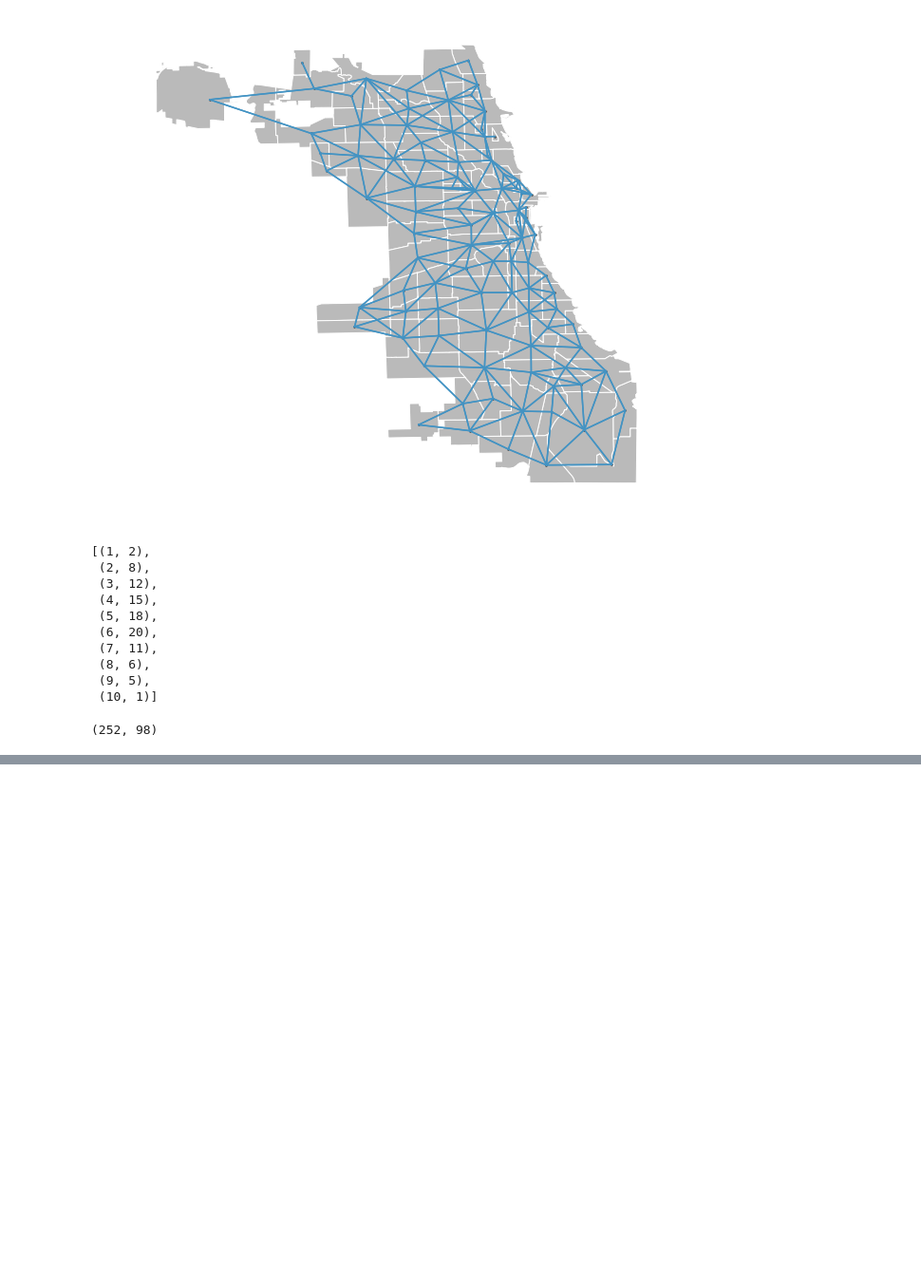
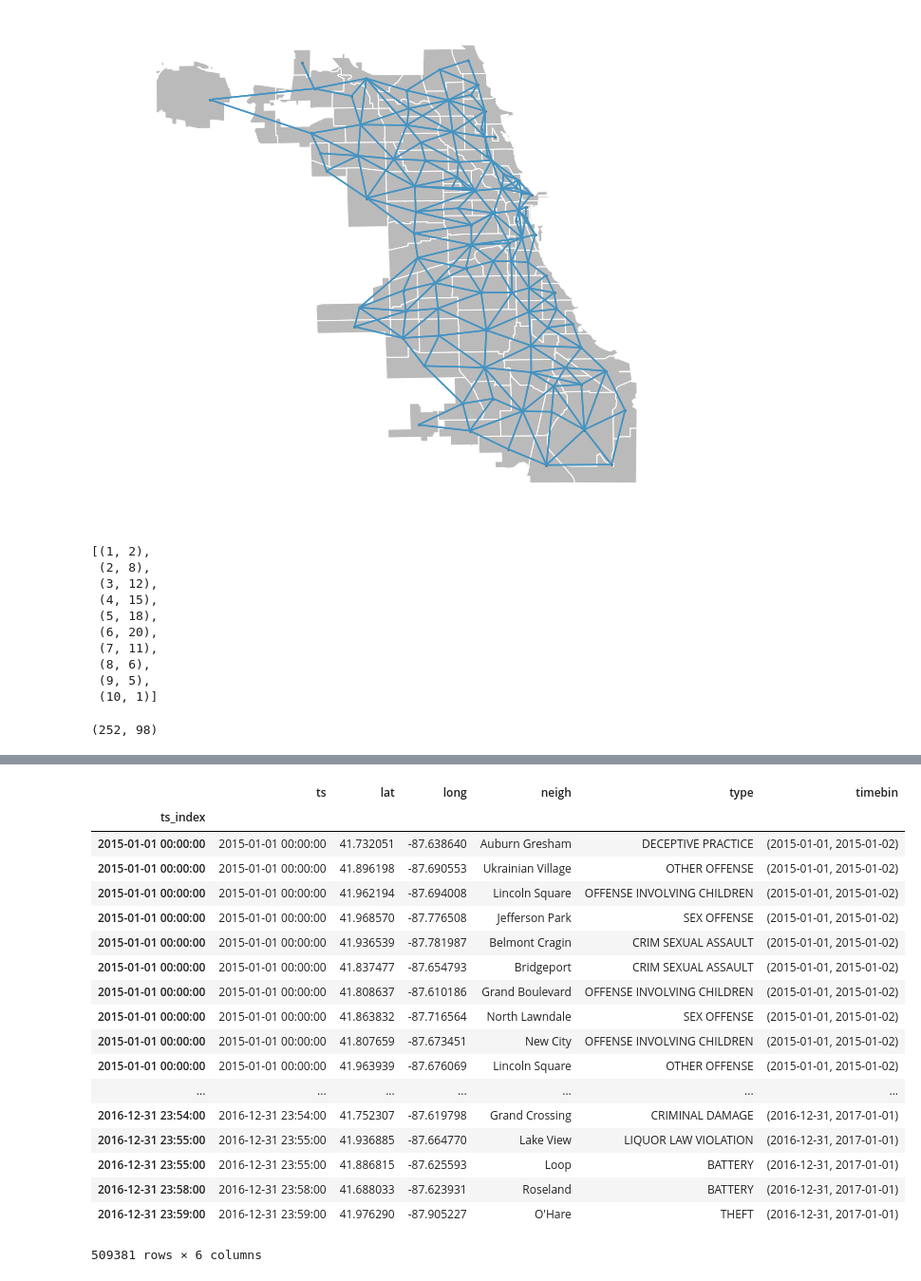
Before and after one commit to selimfirat/st-crime-rate-prediction, a Jupyter notebook: gridify.ipynb, the cells around one changed output, grey strips where cells are left out. Shown at 95% size. Saved outputs shown, nothing was run; the diff lists cells and outputs as text; code cells hidden in the pictures; blank space fills up the shorter version.

```diff
--- a/gridify.ipynb
+++ b/gridify.ipynb
@@ -196,3 +207,31 @@ y.shape
+# %%
+major_types_series = (gdf.groupby("type").size() > 100)
+major_types = []
+for typ, val in major_types_series.iteritems():
+    if val:
+        major_types.append(typ)
+
+gdf[gdf["type"].isin(major_types)]
+# %% [output]
+|  | ts | lat | long | neigh | type | timebin |
+| ts_index |  |  |  |  |  |  |
+| 2015-01-01 00:00:00 | 2015-01-01 00:00:00 | 41.732051 | -87.638640 | Auburn Gresham | DECEPTIVE PRACTICE | (2015-01-01, 2015-01-02) |
+| 2015-01-01 00:00:00 | 2015-01-01 00:00:00 | 41.896198 | -87.690553 | Ukrainian Village | OTHER OFFENSE | (2015-01-01, 2015-01-02) |
+| 2015-01-01 00:00:00 | 2015-01-01 00:00:00 | 41.962194 | -87.694008 | Lincoln Square | OFFENSE INVOLVING CHILDREN | (2015-01-01, 2015-01-02) |
+| 2015-01-01 00:00:00 | 2015-01-01 00:00:00 | 41.968570 | -87.776508 | Jefferson Park | SEX OFFENSE | (2015-01-01, 2015-01-02) |
+| 2015-01-01 00:00:00 | 2015-01-01 00:00:00 | 41.936539 | -87.781987 | Belmont Cragin | CRIM SEXUAL ASSAULT | (2015-01-01, 2015-01-02) |
+| 2015-01-01 00:00:00 | 2015-01-01 00:00:00 | 41.837477 | -87.654793 | Bridgeport | CRIM SEXUAL ASSAULT | (2015-01-01, 2015-01-02) |
+| 2015-01-01 00:00:00 | 2015-01-01 00:00:00 | 41.808637 | -87.610186 | Grand Boulevard | OFFENSE INVOLVING CHILDREN | (2015-01-01, 2015-01-02) |
+| 2015-01-01 00:00:00 | 2015-01-01 00:00:00 | 41.863832 | -87.716564 | North Lawndale | SEX OFFENSE | (2015-01-01, 2015-01-02) |
+| 2015-01-01 00:00:00 | 2015-01-01 00:00:00 | 41.807659 | -87.673451 | New City | OFFENSE INVOLVING CHILDREN | (2015-01-01, 2015-01-02) |
+| 2015-01-01 00:00:00 | 2015-01-01 00:00:00 | 41.963939 | -87.676069 | Lincoln Square | OTHER OFFENSE | (2015-01-01, 2015-01-02) |
+| ... | ... | ... | ... | ... | ... | ... |
+| 2016-12-31 23:54:00 | 2016-12-31 23:54:00 | 41.752307 | -87.619798 | Grand Crossing | CRIMINAL DAMAGE | (2016-12-31, 2017-01-01) |
+| 2016-12-31 23:55:00 | 2016-12-31 23:55:00 | 41.936885 | -87.664770 | Lake View | LIQUOR LAW VIOLATION | (2016-12-31, 2017-01-01) |
+| 2016-12-31 23:55:00 | 2016-12-31 23:55:00 | 41.886815 | -87.625593 | Loop | BATTERY | (2016-12-31, 2017-01-01) |
+| 2016-12-31 23:58:00 | 2016-12-31 23:58:00 | 41.688033 | -87.623931 | Roseland | BATTERY | (2016-12-31, 2017-01-01) |
+| 2016-12-31 23:59:00 | 2016-12-31 23:59:00 | 41.976290 | -87.905227 | O'Hare | THEFT | (2016-12-31, 2017-01-01) |
+509381 rows × 6 columns
 # %%
 list_types
 # %% [output]
```
Also changed, not shown: parts of 10 cells of this notebook, 1 other file.
